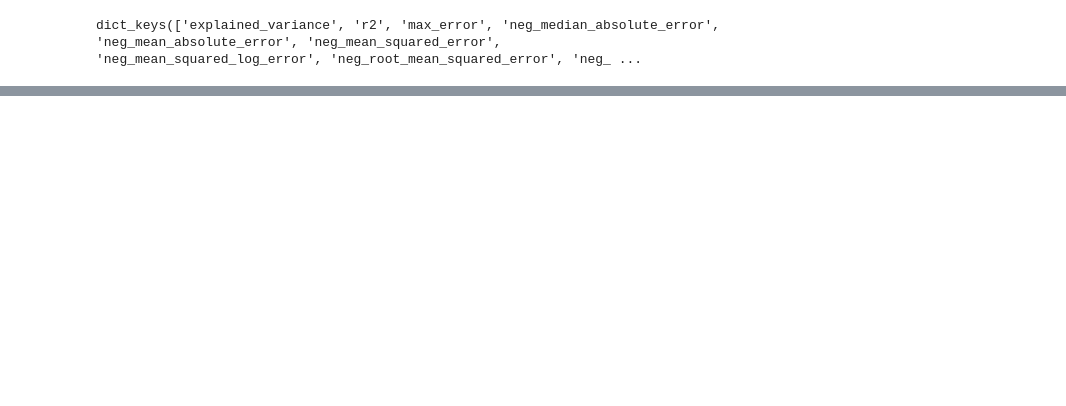
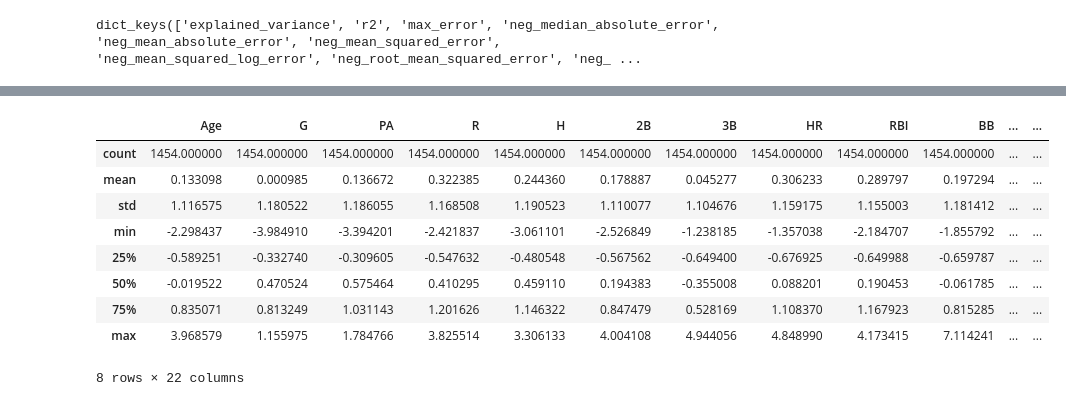
Before and after one commit to vadulas/Final_Project, a Jupyter notebook: all_star_prediction_model.ipynb, the cells around one changed output, grey strips where cells are left out. Saved outputs shown, nothing was run; the diff lists cells and outputs as text; code cells hidden in the pictures; blank space fills up the shorter version.

```diff
--- a/all_star_prediction_model.ipynb
+++ b/all_star_prediction_model.ipynb
@@ -356,0 +329,13 @@ array([0.61254089])
+# %%
+X_train_scaled[y_train == 1].describe()
+# %% [output]
+|  | Age | G | PA | R | H | 2B | 3B | HR | RBI | BB | ... | ... |
+| count | 1454.000000 | 1454.000000 | 1454.000000 | 1454.000000 | 1454.000000 | 1454.000000 | 1454.000000 | 1454.000000 | 1454.000000 | 1454.000000 | ... | ... |
+| mean | 0.133098 | 0.000985 | 0.136672 | 0.322385 | 0.244360 | 0.178887 | 0.045277 | 0.306233 | 0.289797 | 0.197294 | ... | ... |
+| std | 1.116575 | 1.180522 | 1.186055 | 1.168508 | 1.190523 | 1.110077 | 1.104676 | 1.159175 | 1.155003 | 1.181412 | ... | ... |
+| min | -2.298437 | -3.984910 | -3.394201 | -2.421837 | -3.061101 | -2.526849 | -1.238185 | -1.357038 | -2.184707 | -1.855792 | ... | ... |
+| 25% | -0.589251 | -0.332740 | -0.309605 | -0.547632 | -0.480548 | -0.567562 | -0.649400 | -0.676925 | -0.649988 | -0.659787 | ... | ... |
+| 50% | -0.019522 | 0.470524 | 0.575464 | 0.410295 | 0.459110 | 0.194383 | -0.355008 | 0.088201 | 0.190453 | -0.061785 | ... | ... |
+| 75% | 0.835071 | 0.813249 | 1.031143 | 1.201626 | 1.146322 | 0.847479 | 0.528169 | 1.108370 | 1.167923 | 0.815285 | ... | ... |
+| max | 3.968579 | 1.155975 | 1.784766 | 3.825514 | 3.306133 | 4.004108 | 4.944056 | 4.848990 | 4.173415 | 7.114241 | ... | ... |
+8 rows × 22 columns
```
Also changed, not shown: parts of 14 cells of this notebook, 3 other files.
